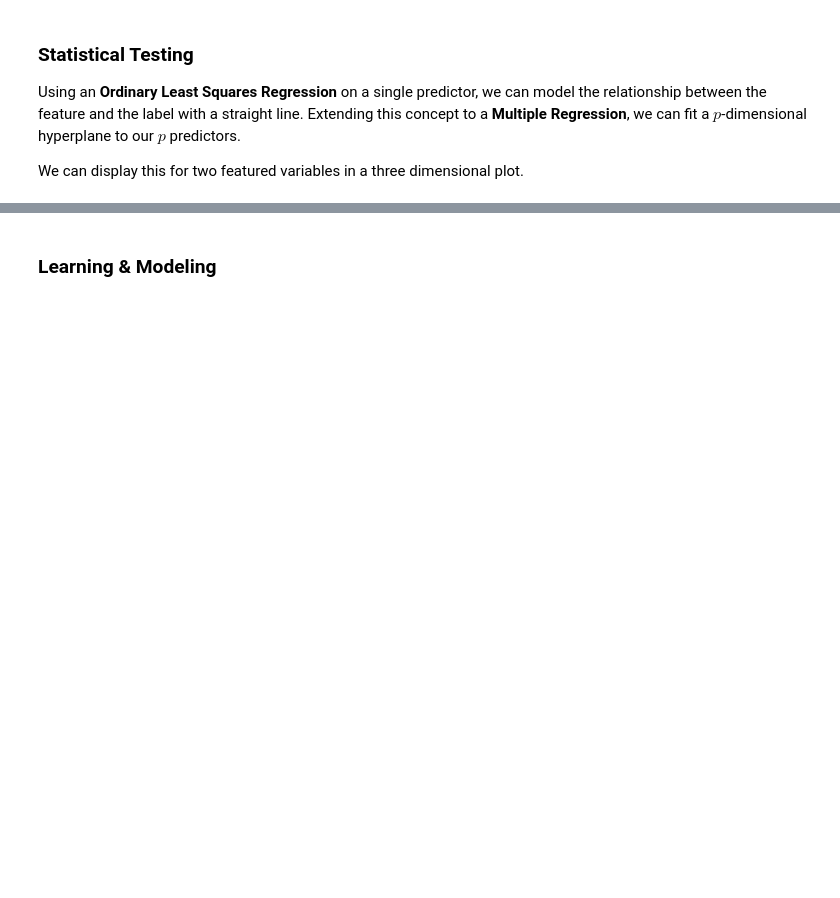
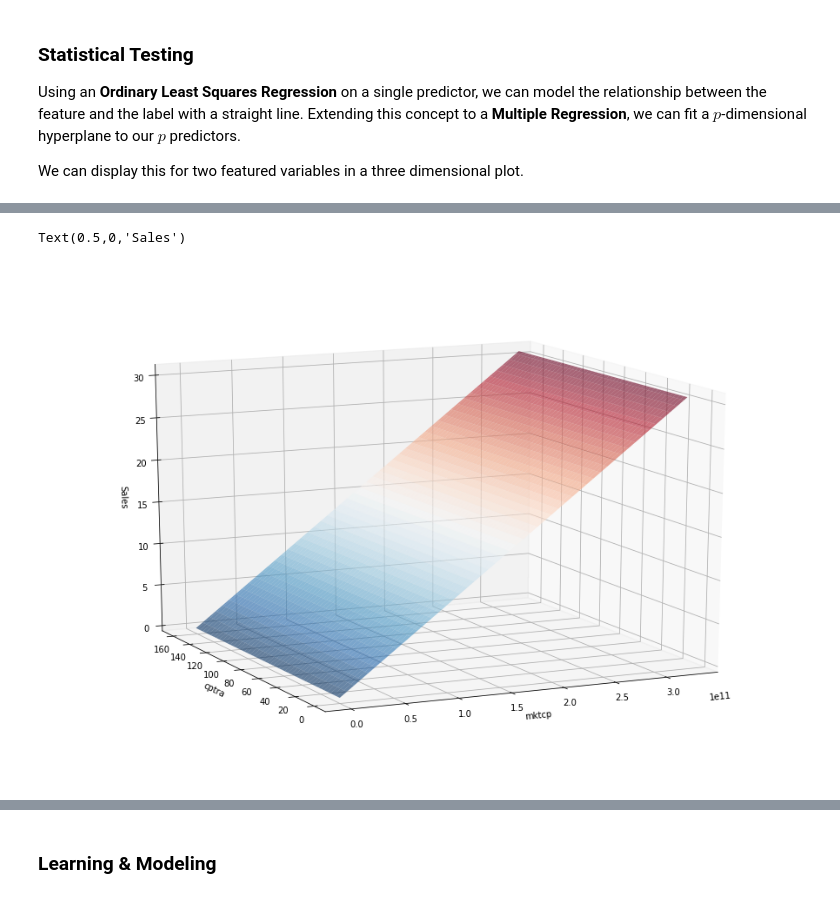
Before and after one commit to lopezdp/MachineLearningResearch, a Jupyter notebook: CryptoCurrencyResearch/PricingResearch.ipynb, the cells around one changed output, grey strips where cells are left out. Cells and saved outputs as stored; diff of their text form; code cells hidden in the pictures; blank space fills up the shorter version.

```diff
--- a/CryptoCurrencyResearch/PricingResearch.ipynb
+++ b/CryptoCurrencyResearch/PricingResearch.ipynb
@@ -829,3 +830,32 @@ est = sm.OLS(y, exog=X, missing="drop", hasconst=True).fit()
+# %%
+from mpl_toolkits.mplot3d import Axes3D
+
+## Create the 3d plot -- skip reading this
+# TV/Radio grid for 3d plot
+xx1, xx2 = np.meshgrid(np.linspace(X.mktcp.min(), X.mktcp.max(), 100),
+np.linspace(X.cptra.min(), X.cptra.max(), 100))
+# plot the hyperplane by evaluating the parameters on the grid
+Z = est.params[1] + est.params[1] * xx1 + est.params[2] * xx2
+
+# create matplotlib 3d axes
+fig = plt.figure(figsize=(12, 8))
+ax = Axes3D(fig, azim=-115, elev=15)
+
+# plot hyperplane
+surf = ax.plot_surface(xx1, xx2, Z, cmap=plt.cm.RdBu_r, alpha=0.6, linewidth=0)
+
+# plot data points - points over the HP are white, points below are black
+resid = y - est.predict(X)
+ax.scatter(X[resid >= 0].mktcp, X[resid >= 0].cptra, y[resid >= 0], color='black', alpha=1.0, facecolor='white')
+ax.scatter(X[resid < 0].mktcp, X[resid < 0].cptra, y[resid < 0], color='black', alpha=1.0)
+
+# set axis labels
+ax.set_xlabel('mktcp')
+ax.set_ylabel('cptra')
+ax.set_zlabel('Sales')
+# %% [output]
+Text(0.5,0,'Sales')
+[figure, added]
 # %%
 est.summary()
 # %% [output]
```
Also changed, not shown: parts of 10 cells of this notebook.
